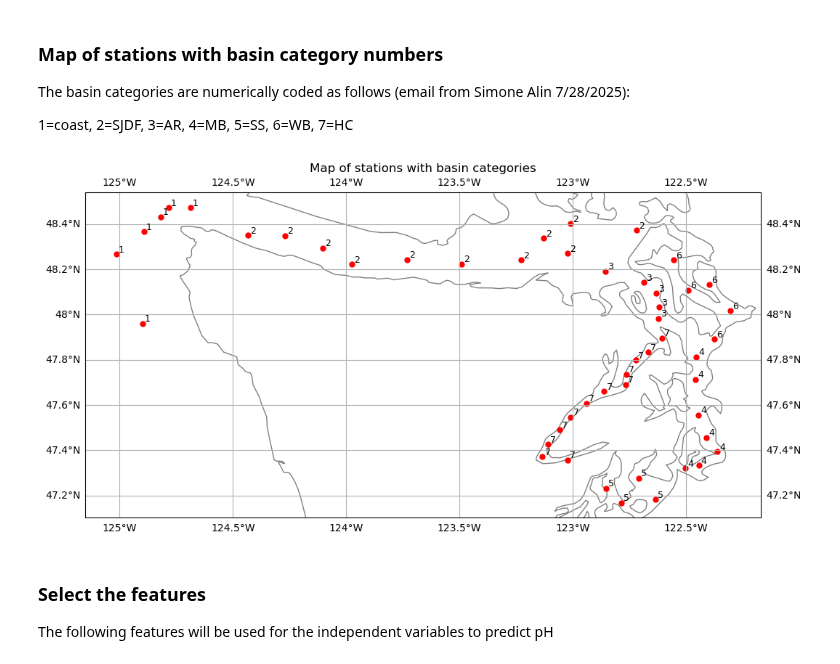
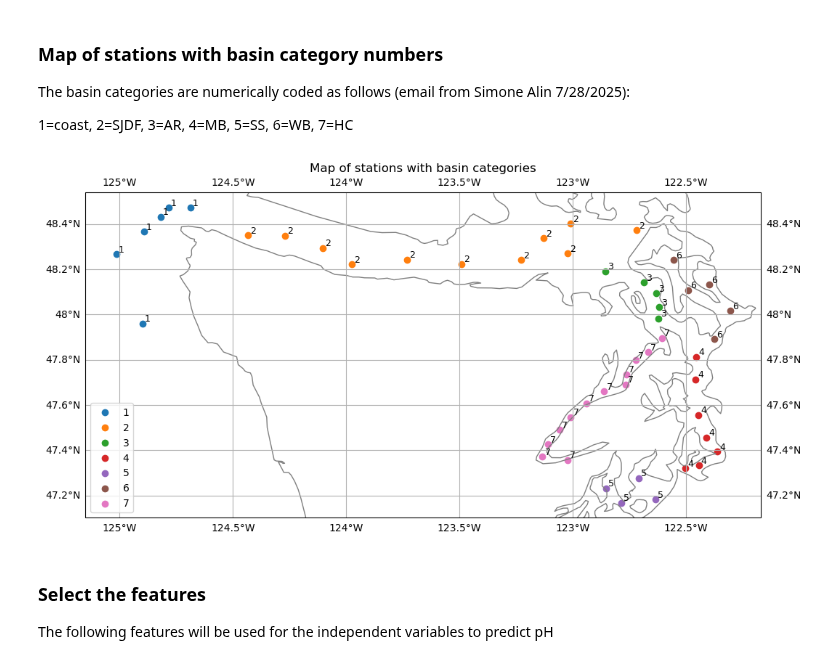
Before and after one commit to gjpelletier/PyMLR, a Jupyter notebook: Examples/SalishCruises_Regression_of_pH.ipynb, the cells around one changed output. Drawn from its saved outputs; the diff is of its cells as text; code cells hidden in the pictures.

```diff
--- a/Examples/SalishCruises_Regression_of_pH.ipynb
+++ b/Examples/SalishCruises_Regression_of_pH.ipynb
@@ -124,43 +124,50 @@ pivot_table = pd.pivot_table(
 )
 pivot_table['basin'] = pivot_table['basin'].astype(int)
 # print(pivot_table)
+
+pivot_table = pivot_table.sort_values(by='basin')
 # %%
 # plot the map of each station showing basin category as label
 
 import pandas as pd
 import matplotlib.pyplot as plt
 import cartopy.crs as ccrs
 import cartopy.feature as cfeature
 
 # assign lon, lat, labels from the pivot_table
 longitudes = pivot_table['LONGITUDE_DEC']
 latitudes = pivot_table['LATITUDE_DEC']
 labels = pivot_table['basin']
 
+# Assign colors to each category
+categories = pivot_table['basin'].unique()
+color_map = {category: color for category, color in zip(categories, plt.cm.tab10.colors[:len(categories)])}
+
 # Create a map with coastlines
 fig, ax = plt.subplots(figsize=(12, 6),subplot_kw={'projection': ccrs.PlateCarree()})
 ax.set_title('Map of stations with basin categories')
 ax.coastlines(color='gray')
 
-# Add points from the pivot_table
-ax.scatter(longitudes, latitudes, color='red', s=3, transform=ccrs.PlateCarree(), label='Locations')
+# plot stations color-coded by basin
+for category, color in color_map.items():
+    subset = pivot_table[pivot_table['basin'] == category]
+    plt.scatter(subset['LONGITUDE_DEC'], subset['LATITUDE_DEC'], label=category, color=color, transform=ccrs.PlateCarree())
 
-# Plot points and add labels
+# add labels
 for lon, lat, label in zip(longitudes, latitudes, labels):
-    ax.plot(lon, lat, marker='o', color='red', markersize=5, transform=ccrs.PlateCarree())
     ax.text(lon + 0.01, lat + 0.01, str(label), fontsize=9, transform=ccrs.PlateCarree())
 
 # Add gridlines and legend
 ax.gridlines(draw_labels=True)
-# ax.legend()
+ax.legend()
 
 plt.savefig('station_map_with_basins_seacarb_2008_to_2024.png',
     dpi=300, bbox_inches='tight')  # Save the frame as an image
 
 # Show the map
 plt.show()
 # %% [output]
-[figure, old version]
+[figure, new version]
 # %% [markdown]
 ### Select the features
 
```
